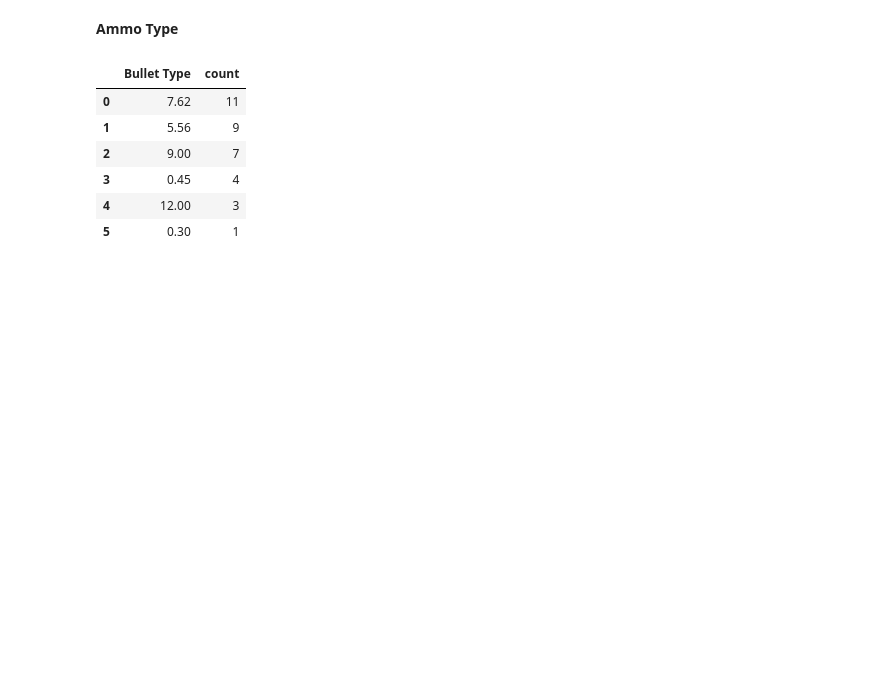
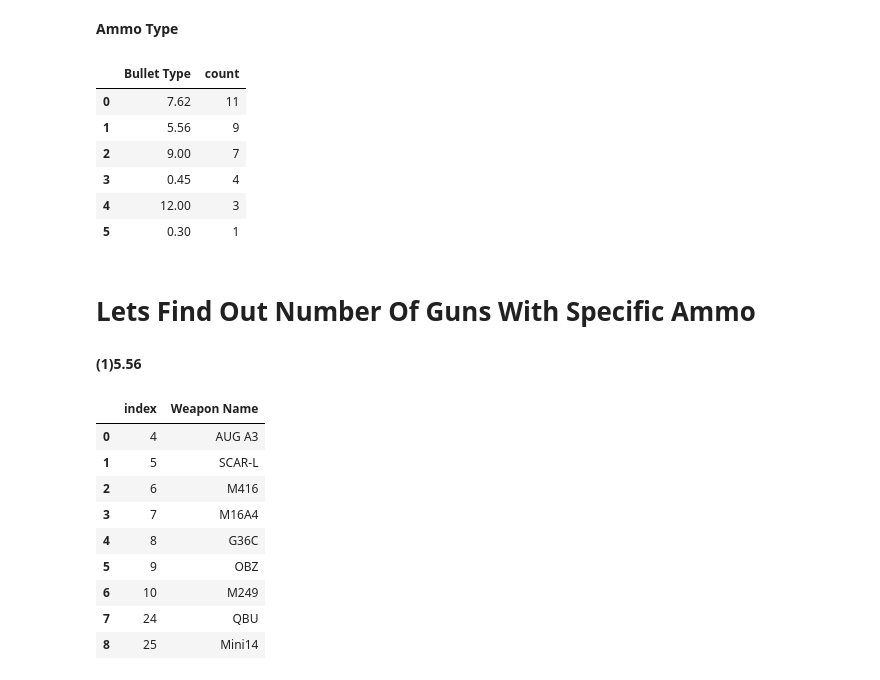
Before and after one commit to kumawatmanish05/BGMI_Weapon_EDA, a Jupyter notebook: bgmi-weapon-stats.ipynb, the cells around one changed output. Cells and saved outputs as stored; diff of their text form; code cells hidden in the pictures; blank space fills up the shorter version.

```diff
--- a/bgmi-weapon-stats.ipynb
+++ b/bgmi-weapon-stats.ipynb
@@ -158,3 +158,20 @@ df["Bullet Type"].value_counts().reset_index()
 | 3 | 0.45 | 4 |
 | 4 | 12.00 | 3 |
 | 5 | 0.30 | 1 |
+# %% [markdown]
+# Lets Find Out Number Of Guns With Specific Ammo
+# %% [markdown]
+**(1)5.56**
+# %%
+df.loc[df["Bullet Type"]==5.56,"Weapon Name"].reset_index()
+# %% [output]
+|  | index | Weapon Name |
+| 0 | 4 | AUG A3 |
+| 1 | 5 | SCAR-L |
+| 2 | 6 | M416 |
+| 3 | 7 | M16A4 |
+| 4 | 8 | G36C |
+| 5 | 9 | OBZ |
+| 6 | 10 | M249 |
+| 7 | 24 | QBU |
+| 8 | 25 | Mini14 |
```
Also changed, not shown: parts of 2 cells of this notebook.
